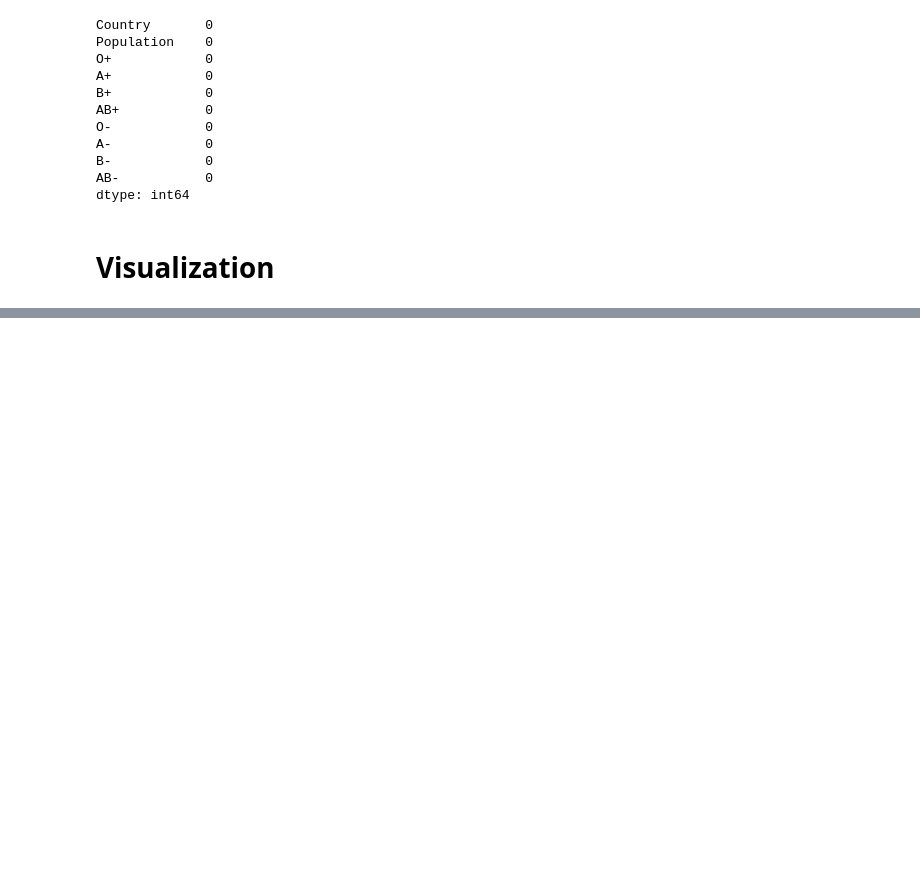
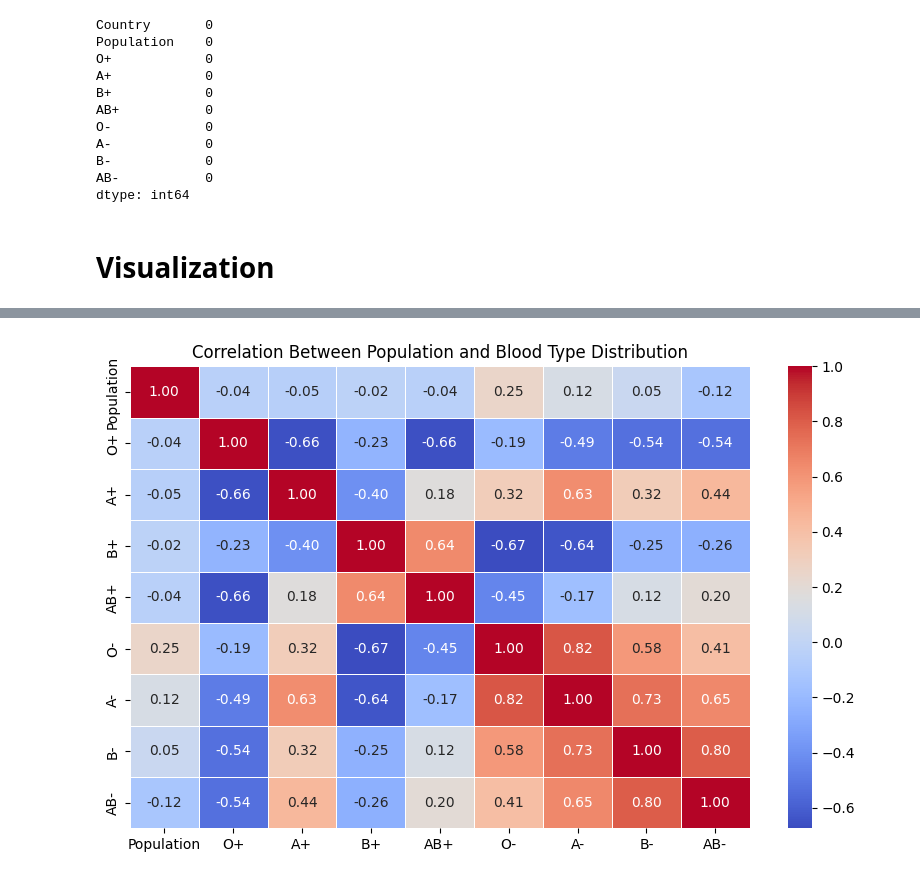
Before and after one commit to adicadi/Blood-Group-Analysis, a Jupyter notebook: Notebooks/blood_group_analysis.ipynb, the cells around one changed output, grey strips where cells are left out. Saved outputs shown, nothing was run; the diff lists cells and outputs as text; code cells hidden in the pictures; blank space fills up the shorter version.

```diff
--- a/Notebooks/blood_group_analysis.ipynb
+++ b/Notebooks/blood_group_analysis.ipynb
@@ -166,0 +221,33 @@ fig.show()
+# %%
+# Find the rarest blood type for each country
+df["Rarest_Blood_Type"] = df[["O+", "A+", "B+", "AB+", "O-", "A-", "B-", "AB-"]].idxmin(axis=1)
+
+# Count occurrences of rarest blood types
+rare_blood_counts = df["Rarest_Blood_Type"].value_counts()
+
+# Bar chart of rarest blood types worldwide
+fig = px.bar(
+    x=rare_blood_counts.index,
+    y=rare_blood_counts.values,
+    title="Rarest Blood Type Distribution Across Countries",
+    labels={"x": "Blood Type", "y": "Number of Countries"}
+)
+
+fig.show()
+# %%
+import seaborn as sns
+import matplotlib.pyplot as plt
+
+# Convert Population to numeric if not already
+df["Population"] = df["Population"].astype(float)
+
+# Correlation matrix
+correlation_matrix = df[["Population", "O+", "A+", "B+", "AB+", "O-", "A-", "B-", "AB-"]].corr()
+
+# Heatmap of Correlation
+plt.figure(figsize=(10, 6))
+sns.heatmap(correlation_matrix, annot=True, cmap="coolwarm", fmt=".2f", linewidths=0.5)
+plt.title("Correlation Between Population and Blood Type Distribution")
+plt.show()
+# %% [output]
+[figure, added]
```
Also changed, not shown: parts of 3 cells of this notebook.
